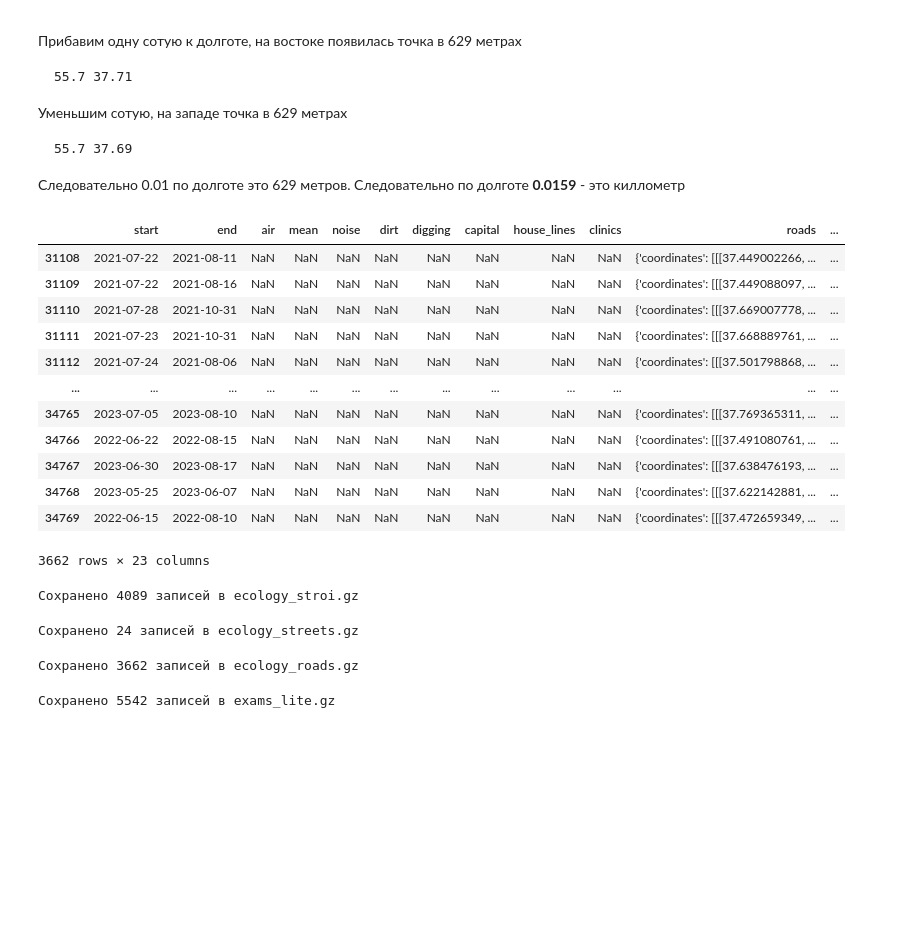
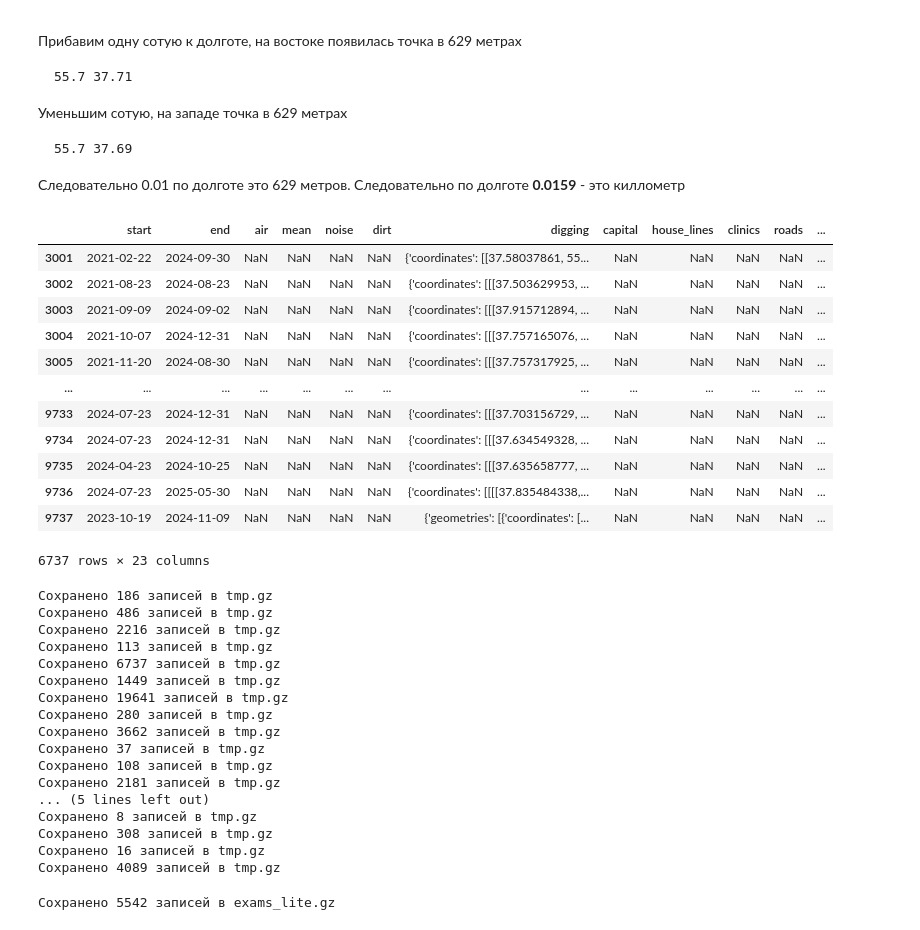
Before and after one commit to allseenn/dipai, a Jupyter notebook: 04.ipynb, the cells around one changed output. Saved outputs shown, nothing was run; the diff lists cells and outputs as text; code cells hidden in the pictures; blank space fills up the shorter version.

```diff
--- a/04.ipynb
+++ b/04.ipynb
@@ -344,41 +344,18 @@ exams['end'] = pd.to_datetime(exams['end'])
 # %%
 #%%time
 #ecology['air'] = ecology.apply(lambda row: create_geodataframe(row, 'air') if not pd.isna(row['air']) else None, axis=1)
-ecology[ecology['roads'].notna()]
+ecology[ecology['digging'].notna()]
 # %% [output]
 |  | start | end | air | mean | noise | dirt | digging | capital | house_lines | clinics | roads | ... |
-| 31108 | 2021-07-22 | 2021-08-11 | NaN | NaN | NaN | NaN | NaN | NaN | NaN | NaN | {'coordinates': [[[37.449002266, ... | ... |
-| 31109 | 2021-07-22 | 2021-08-16 | NaN | NaN | NaN | NaN | NaN | NaN | NaN | NaN | {'coordinates': [[[37.449088097, ... | ... |
-| 31110 | 2021-07-28 | 2021-10-31 | NaN | NaN | NaN | NaN | NaN | NaN | NaN | NaN | {'coordinates': [[[37.669007778, ... | ... |
-| 31111 | 2021-07-23 | 2021-10-31 | NaN | NaN | NaN | NaN | NaN | NaN | NaN | NaN | {'coordinates': [[[37.668889761, ... | ... |
-| 31112 | 2021-07-24 | 2021-08-06 | NaN | NaN | NaN | NaN | NaN | NaN | NaN | NaN | {'coordinates': [[[37.501798868, ... | ... |
+| 3001 | 2021-02-22 | 2024-09-30 | NaN | NaN | NaN | NaN | {'coordinates': [[37.58037861, 55... | NaN | NaN | NaN | NaN | ... |
+| 3002 | 2021-08-23 | 2024-08-23 | NaN | NaN | NaN | NaN | {'coordinates': [[[37.503629953, ... | NaN | NaN | NaN | NaN | ... |
+| 3003 | 2021-09-09 | 2024-09-02 | NaN | NaN | NaN | NaN | {'coordinates': [[[37.915712894, ... | NaN | NaN | NaN | NaN | ... |
+| 3004 | 2021-10-07 | 2024-12-31 | NaN | NaN | NaN | NaN | {'coordinates': [[[37.757165076, ... | NaN | NaN | NaN | NaN | ... |
+| 3005 | 2021-11-20 | 2024-08-30 | NaN | NaN | NaN | NaN | {'coordinates': [[[37.757317925, ... | NaN | NaN | NaN | NaN | ... |
 | ... | ... | ... | ... | ... | ... | ... | ... | ... | ... | ... | ... | ... |
-| 34765 | 2023-07-05 | 2023-08-10 | NaN | NaN | NaN | NaN | NaN | NaN | NaN | NaN | {'coordinates': [[[37.769365311, ... | ... |
-| 34766 | 2022-06-22 | 2022-08-15 | NaN | NaN | NaN | NaN | NaN | NaN | NaN | NaN | {'coordinates': [[[37.491080761, ... | ... |
-| 34767 | 2023-06-30 | 2023-08-17 | NaN | NaN | NaN | NaN | NaN | NaN | NaN | NaN | {'coordinates': [[[37.638476193, ... | ... |
-| 34768 | 2023-05-25 | 2023-06-07 | NaN | NaN | NaN | NaN | NaN | NaN | NaN | NaN | {'coordinates': [[[37.622142881, ... | ... |
-| 34769 | 2022-06-15 | 2022-08-10 | NaN | NaN | NaN | NaN | NaN | NaN | NaN | NaN | {'coordinates': [[[37.472659349, ... | ... |
+| 9733 | 2024-07-23 | 2024-12-31 | NaN | NaN | NaN | NaN | {'coordinates': [[[37.703156729, ... | NaN | NaN | NaN | NaN | ... |
+| 9734 | 2024-07-23 | 2024-12-31 | NaN | NaN | NaN | NaN | {'coordinates': [[[37.634549328, ... | NaN | NaN | NaN | NaN | ... |
+| 9735 | 2024-04-23 | 2024-10-25 | NaN | NaN | NaN | NaN | {'coordinates': [[[37.635658777, ... | NaN | NaN | NaN | NaN | ... |
+| 9736 | 2024-07-23 | 2025-05-30 | NaN | NaN | NaN | NaN | {'coordinates': [[[[37.835484338,... | NaN | NaN | NaN | NaN | ... |
+| 9737 | 2023-10-19 | 2024-11-09 | NaN | NaN | NaN | NaN | {'geometries': [{'coordinates': [... | NaN | NaN | NaN | NaN | ... |
-3662 rows × 23 columns
+6737 rows × 23 columns
-# %%
-# Стройки
-ecology_stroi = ecology[ecology['stroi'].notna()][['start', 'end', 'stroi']]
-ecology_stroi['start'] = pd.to_datetime(ecology_stroi['start'], format='%Y-%m-%d')
-ecology_stroi['end'] = pd.to_datetime(ecology_stroi['end'], format='%Y-%m-%d')
-save_dataset('ecology_stroi')
-# %% [output]
-Сохранено 4089 записей в ecology_stroi.gz
-# %%
-ecology_streets = ecology[ecology['streets'].notna()][['start', 'end', 'streets']]
-ecology_streets['start'] = pd.to_datetime(ecology_streets['start'], format='%Y-%m-%d')
-ecology_streets['end'] = pd.to_datetime(ecology_streets['end'], format='%Y-%m-%d')
-save_dataset('ecology_streets')
-# %% [output]
-Сохранено 24 записей в ecology_streets.gz
-# %%
-# дороги
-ecology_roads = ecology[ecology['roads'].notna()][['start', 'end', 'roads']]
-ecology_roads['start'] = pd.to_datetime(ecology_roads['start'], format='%Y-%m-%d')
-ecology_roads['end'] = pd.to_datetime(ecology_roads['end'], format='%Y-%m-%d')
-save_dataset('ecology_roads')
-# %% [output]
-Сохранено 3662 записей в ecology_roads.gz
@@ -385,3 +375,28 @@ save_dataset('ecology_roads')
+# %%
+for i in ecology.columns[2:23]:
+    tmp = ecology[ecology[i].notna()][['start', 'end', i]]
+    tmp['start'] = pd.to_datetime(tmp['start'], format='%Y-%m-%d')
+    tmp['end'] = pd.to_datetime(tmp['end'], format='%Y-%m-%d')
+    save_dataset('tmp')
+    os.rename(SETS + 'tmp.gz', SETS + 'ecology_' + i + '.gz')
+# %% [output]
+Сохранено 186 записей в tmp.gz
+Сохранено 486 записей в tmp.gz
+Сохранено 2216 записей в tmp.gz
+Сохранено 113 записей в tmp.gz
+Сохранено 6737 записей в tmp.gz
+Сохранено 1449 записей в tmp.gz
+Сохранено 19641 записей в tmp.gz
+Сохранено 280 записей в tmp.gz
+Сохранено 3662 записей в tmp.gz
+Сохранено 37 записей в tmp.gz
+Сохранено 108 записей в tmp.gz
+Сохранено 2181 записей в tmp.gz
+... (5 lines left out)
+Сохранено 8 записей в tmp.gz
+Сохранено 308 записей в tmp.gz
+Сохранено 16 записей в tmp.gz
+Сохранено 4089 записей в tmp.gz
 # %%
 exams['stupid'] = exams.apply(lambda x: x['PASSER_UNDER_160']/x['PASSES_OVER_220'] if x['PASSES_OVER_220'] != 0 else x['PASSER_UNDER_160']+(x['PASSER_UNDER_160']/10), axis=1)
 # %%
```
Also changed, not shown: parts of 1 cell of this notebook, 23 other files.
